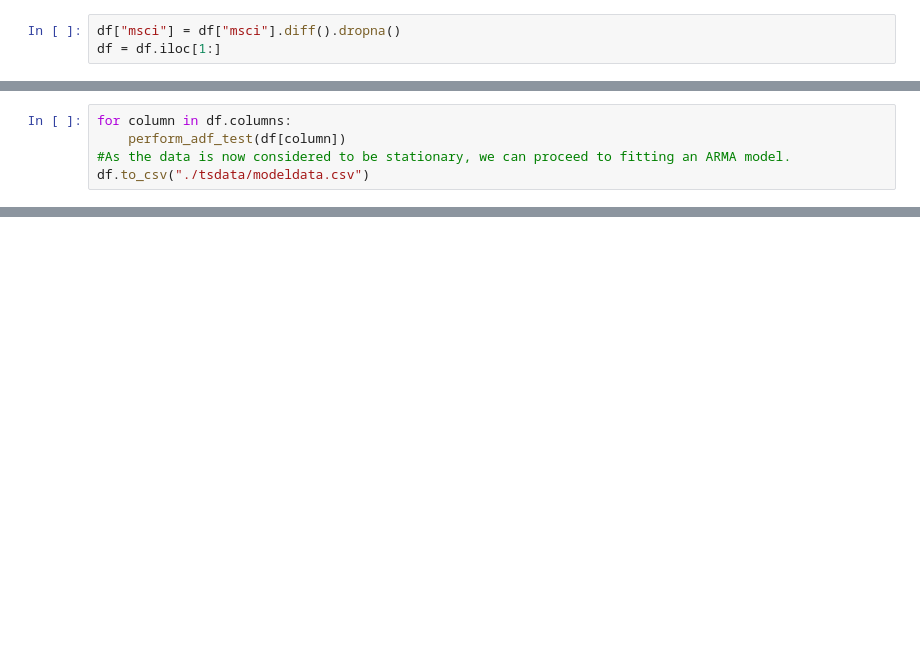
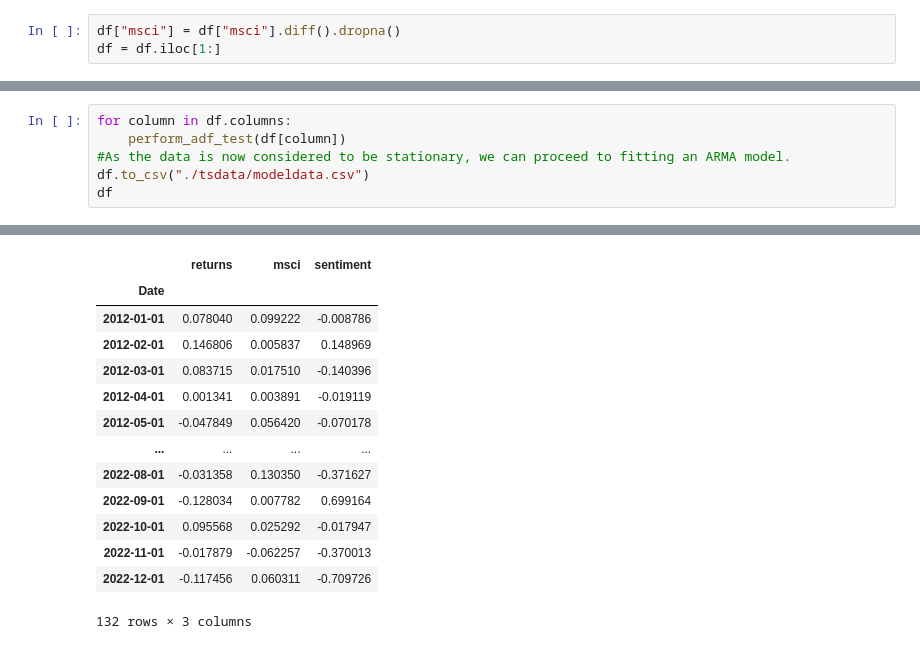
Before and after one commit to MDrschl/SalesEQ, a Jupyter notebook: TimeseriesExploration.ipynb, the cells around one changed output, grey strips where cells are left out. Drawn from its saved outputs; the diff is of its cells as text; blank space fills up the shorter version.

```diff
--- a/TimeseriesExploration.ipynb
+++ b/TimeseriesExploration.ipynb
@@ -86,4 +87,5 @@ for column in df.columns:
     perform_adf_test(df[column])
 #As the data is now considered to be stationary, we can proceed to fitting an ARMA model.
 df.to_csv("./tsdata/modeldata.csv")
+df
 # %% [output]
@@ -107,0 +109,14 @@ Evidence against null hypothesis, data has no unit root and is stationary
+|  | returns | msci | sentiment |
+| Date |  |  |  |
+| 2012-01-01 | 0.078040 | 0.099222 | -0.008786 |
+| 2012-02-01 | 0.146806 | 0.005837 | 0.148969 |
+| 2012-03-01 | 0.083715 | 0.017510 | -0.140396 |
+| 2012-04-01 | 0.001341 | 0.003891 | -0.019119 |
+| 2012-05-01 | -0.047849 | 0.056420 | -0.070178 |
+| ... | ... | ... | ... |
+| 2022-08-01 | -0.031358 | 0.130350 | -0.371627 |
+| 2022-09-01 | -0.128034 | 0.007782 | 0.699164 |
+| 2022-10-01 | 0.095568 | 0.025292 | -0.017947 |
+| 2022-11-01 | -0.017879 | -0.062257 | -0.370013 |
+| 2022-12-01 | -0.117456 | 0.060311 | -0.709726 |
+132 rows × 3 columns
```
Also changed, not shown: parts of 4 cells of this notebook, 4 other files.
